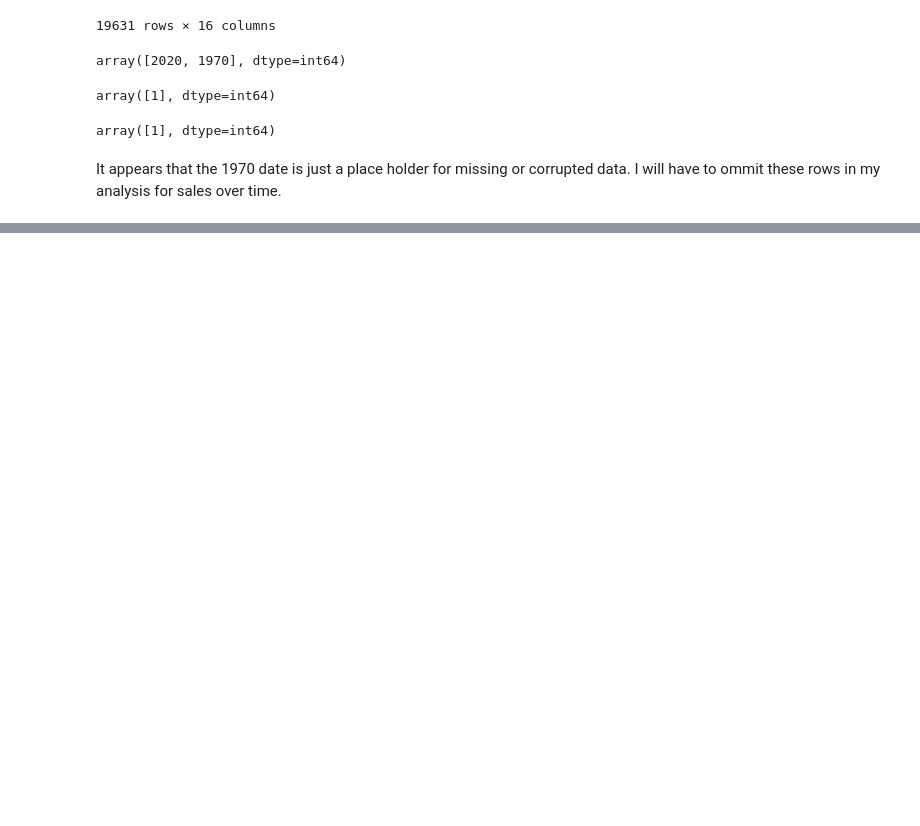
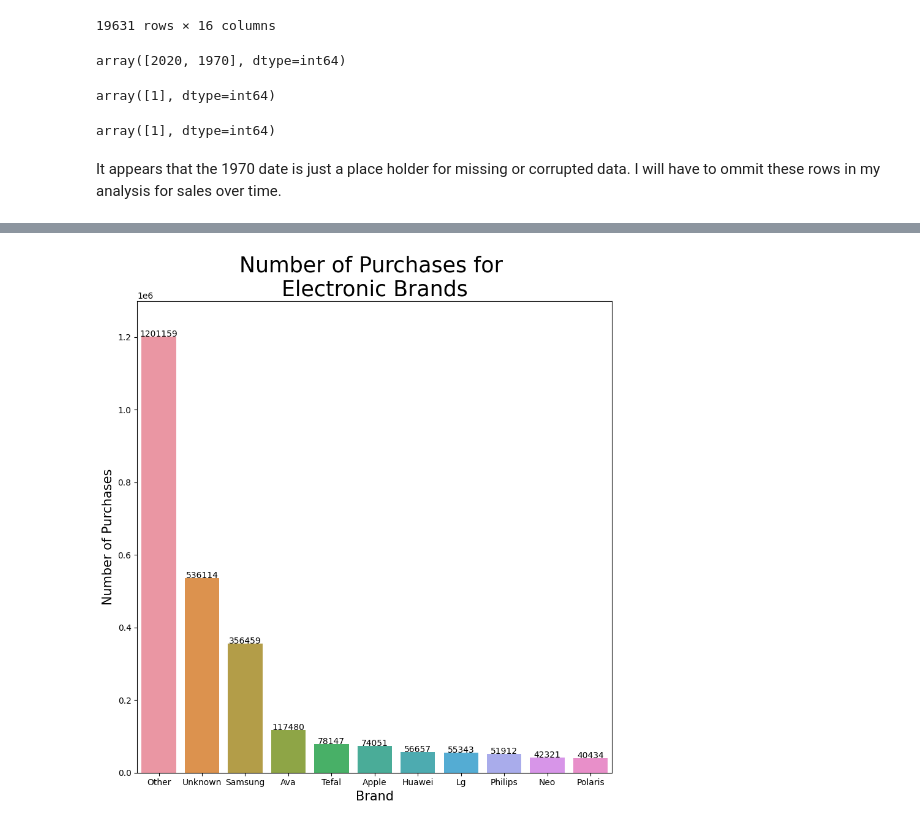
Before and after one commit to zcronk62/electronic_store_project, a Jupyter notebook: Estore_Portfolio_Project.ipynb, the cells around one changed output, grey strips where cells are left out. Cells and saved outputs as stored; diff of their text form; code cells hidden in the pictures; blank space fills up the shorter version.

```diff
--- a/Estore_Portfolio_Project.ipynb
+++ b/Estore_Portfolio_Project.ipynb
@@ -464,0 +488,3 @@ plt.show()
+# %%
+estore_data_brands = estore_data_clean.brand.value_counts().index[:10]
+estore_data_brands
@@ -464,0 +495,5 @@ plt.show()
+# %%
+brands_other = lambda brand: brand if brand in estore_data_brands else "other"
+
+estore_data_clean['top_brands'] = estore_data_clean.brand.apply(brands_other)
+estore_data_clean.top_brands.unique()
@@ -464,0 +523,22 @@ plt.show()
+# %%
+plt.figure(figsize = (10,10))
+
+ax = sns.countplot(
+    x = "top_brands",
+    data = estore_data_clean,
+    order = estore_data_clean.top_brands.value_counts().index
+)
+
+for i in range(len(estore_data_clean.top_brands.value_counts().index)):
+    ax.annotate(str(estore_data_clean.top_brands.value_counts()[i]),
+                xy = (i, estore_data_clean.top_brands.value_counts()[i]),
+               horizontalalignment = 'center')
+
+ax.set_ylim(0, 1300000)
+ax.set_xticklabels([brand.title() for brand in estore_data_clean.top_brands.value_counts().index])
+ax.set_xlabel('Brand', fontsize = 15)
+ax.set_ylabel('Number of Purchases', fontsize = 15)
+ax.set_title('Number of Purchases for \nElectronic Brands', fontsize = 25)
+plt.show()
+# %% [output]
+[figure, added]
```
Also changed, not shown: parts of 75 cells of this notebook.
